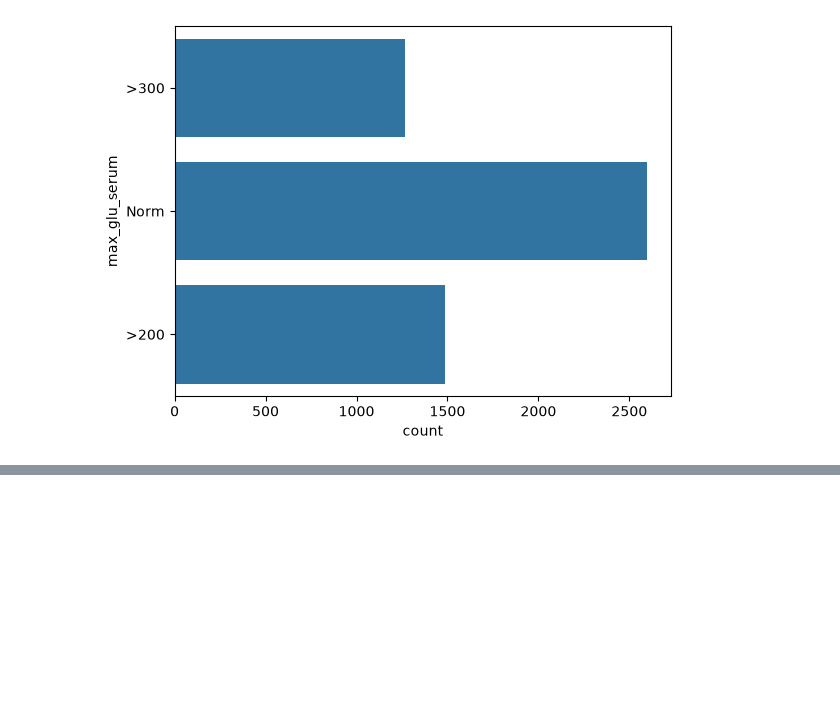
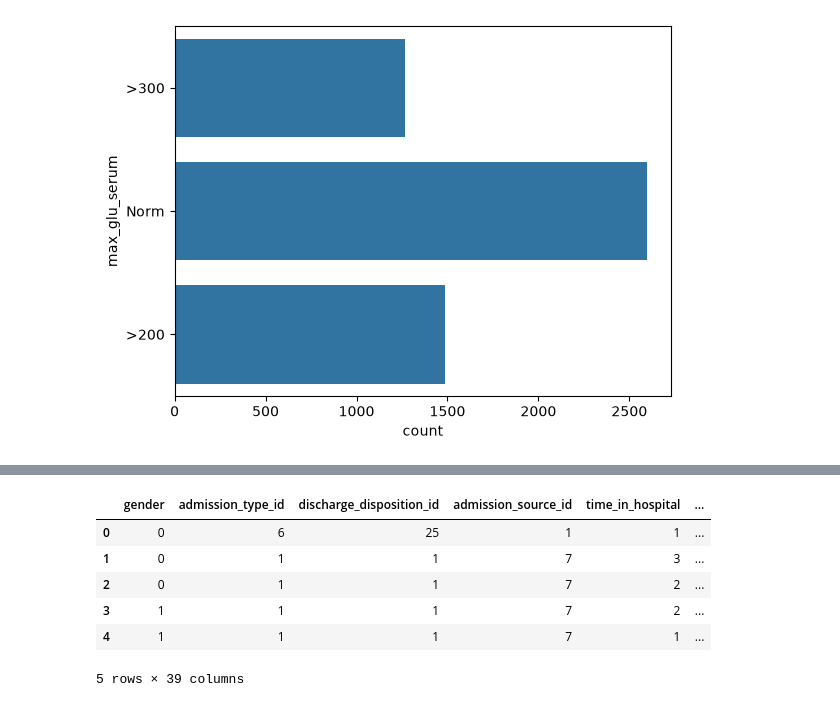
Before and after one commit to bhumitsingh856-cyber/Readmission-Risk-Planner, a Jupyter notebook: model/notebook/eda.ipynb, the cells around one changed output, grey strips where cells are left out. Cells and saved outputs as stored; diff of their text form; code cells hidden in the pictures; blank space fills up the shorter version.

```diff
--- a/model/notebook/eda.ipynb
+++ b/model/notebook/eda.ipynb
@@ -156,0 +563,7 @@ sns.countplot(y=df['max_glu_serum'])
+# %%
+df['diabetesMed'] = df['diabetesMed'].map({"Yes": 1, "No": 0})
+df['change'] = df['change'].map({"Ch": 1, "No": 0})
+# %%
+cols = ['glipizide-metformin','glimepiride-pioglitazone','metformin-rosiglitazone']
+for i in cols:
+    df[i] = df[i].replace({'Steady':1 , 'No':0})
@@ -156,0 +580,4 @@ sns.countplot(y=df['max_glu_serum'])
+# %%
+df[['troglitazone','rosiglitazone','glyburide-metformin','repaglinide','nateglinide','glimepiride','acetohexamide','glipizide','glyburide','tolbutamide','pioglitazone']] = df[['troglitazone','rosiglitazone','glyburide-metformin','repaglinide','nateglinide','glimepiride','acetohexamide','glipizide','glyburide','tolbutamide','pioglitazone']].replace({'Steady':1 , 'No':0 , 'Up':2 , 'Down':2})
+
+df[['troglitazone','rosiglitazone','glyburide-metformin','repaglinide','nateglinide','glimepiride','acetohexamide','glipizide','glyburide','tolbutamide','pioglitazone']] = df[['troglitazone','rosiglitazone','glyburide-metformin','repaglinide','nateglinide','glimepiride','acetohexamide','glipizide','glyburide','tolbutamide','pioglitazone']].astype('int64')
@@ -156,0 +611,10 @@ sns.countplot(y=df['max_glu_serum'])
+# %%
+df.head()
+# %% [output]
+|  | gender | admission_type_id | discharge_disposition_id | admission_source_id | time_in_hospital | ... |
+| 0 | 0 | 6 | 25 | 1 | 1 | ... |
+| 1 | 0 | 1 | 1 | 7 | 3 | ... |
+| 2 | 0 | 1 | 1 | 7 | 2 | ... |
+| 3 | 1 | 1 | 1 | 7 | 2 | ... |
+| 4 | 1 | 1 | 1 | 7 | 1 | ... |
+5 rows × 39 columns
```
Also changed, not shown: parts of 55 cells of this notebook.
